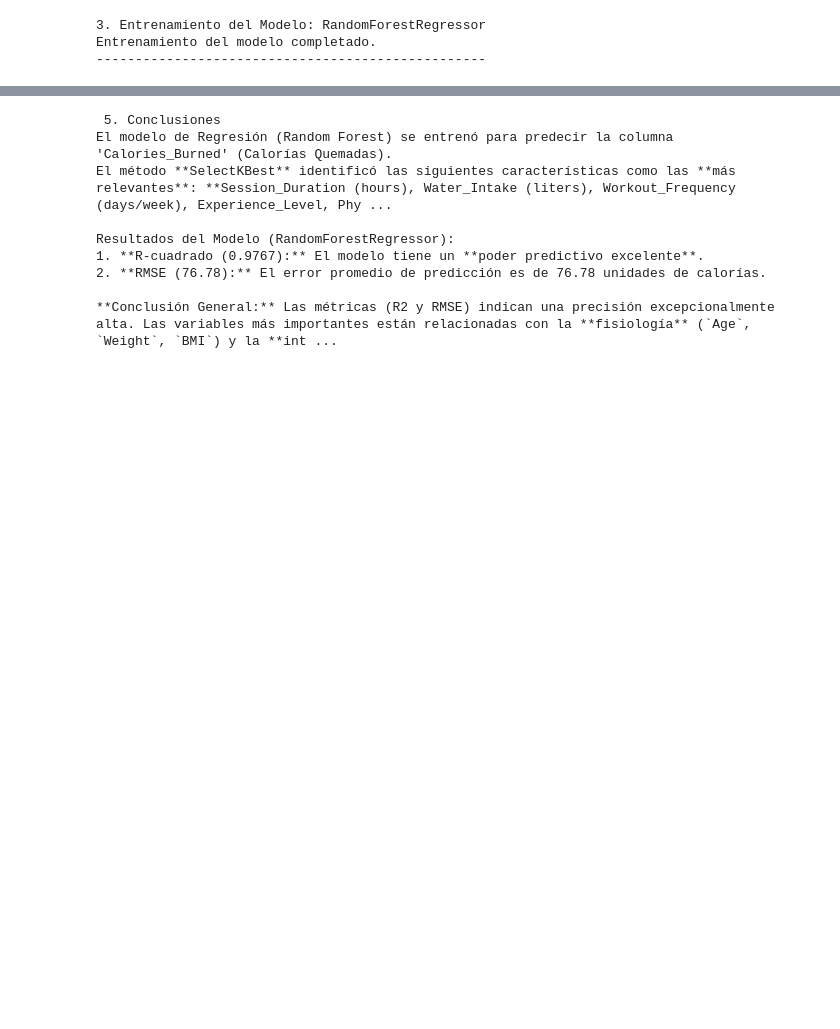
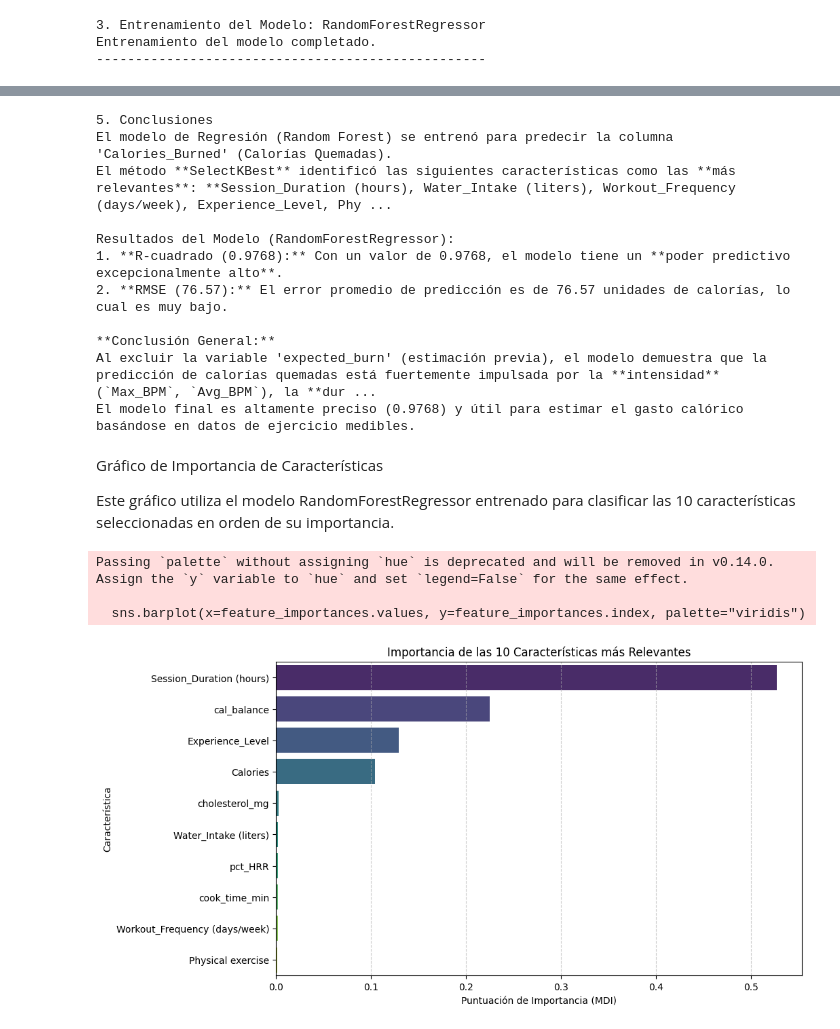
Before and after one commit to manueh56/ProyectoParteIII-Lahitte, a Jupyter notebook: ProyectoParteIII+Lahitte.ipynb, the cells around one changed output, grey strips where cells are left out. Cells and saved outputs as stored; diff of their text form; code cells hidden in the pictures; blank space fills up the shorter version.

```diff
--- a/ProyectoParteIII+Lahitte.ipynb
+++ b/ProyectoParteIII+Lahitte.ipynb
@@ -22,57 +24,44 @@ display(df.head())
 5 rows × 54 columns
 # %%
 # 1. Preparación de Datos
-print("1. Preparación de Datos y Limpieza")
+print(" 1. Preparación de Datos")
 
-# Función de limpieza robusta para formatos numéricos europeos/mixtos
 def clean_numeric(series):
-    # Convertir a cadena y reemplazar comas por puntos (decimales)
     series_cleaned = series.astype(str).str.replace(',', '.', regex=False)
-    # Patrón para manejar separadores de miles: elimina todos los puntos, excepto el último (que es el decimal)
-    # Usa un patrón más seguro para expresiones regulares
     series_cleaned = series_cleaned.str.replace(r'(\.)(?!.*\.)', 'DECIMAL_PLACEHOLDER', regex=True).str.replace('.', '', regex=False).str.replace('DECIMAL_PLACEHOLDER', '.', regex=False)
-
-    # Manejo de notación científica (E+) y valores atípicos. Se limpian o se fuerza a NaN.
-    # Evitamos la SyntaxWarning usando r'E\+\d+' para detectar notación científica
     if series_cleaned.str.contains(r'E\+\d+', na=False).any():
          series_cleaned = series_cleaned.str.replace(r'(\d+.\d+E\+\d+)', '', regex=True)
-
     return pd.to_numeric(series_cleaned, errors='coerce')
 
-# Aplicar limpieza a todas las columnas
 df_encoded = df.copy()
 for col in df_encoded.columns:
     df_encoded[col] = clean_numeric(df_encoded[col])
 
-# Codificación de variables categóricas que quedaron como 'object' (las que no se pudieron convertir)
 categorical_cols = df_encoded.select_dtypes(include=['object']).columns
-
 for col in categorical_cols:
     if df_encoded[col].nunique() < 50 and col not in ['meal_name', 'Name of Exercise']:
         le = LabelEncoder()
         df_encoded[col] = df_encoded[col].fillna('missing')
         df_encoded[col] = le.fit_transform(df_encoded[col])
     else:
-        # Eliminar las columnas categóricas con demasiados valores únicos (nombres de comidas, ejercicios, etc.)
         df_encoded = df_encoded.drop(columns=[col], errors='ignore')
 
-# Rellenar valores nulos (NaN) con la mediana
-print("Rellenando valores nulos con la mediana...")
 for col in df_encoded.columns:
     if df_encoded[col].dtype in ['float64', 'int64']:
         df_encoded[col] = df_encoded[col].fillna(df_encoded[col].median())
 
 # Definir la variable objetivo (Y) y las características (X)
 TARGET_COLUMN = 'Calories_Burned'
-X = df_encoded.drop(columns=[TARGET_COLUMN], errors='ignore')
+
+# EXCLUSIÓN CLAVE: Eliminamos 'expected_burn' de las características
+COLUMNS_TO_DROP = [TARGET_COLUMN, 'expected_burn']
+X = df_encoded.drop(columns=COLUMNS_TO_DROP, errors='ignore')
 Y = df_encoded[TARGET_COLUMN]
 
-# Asegurar que X y Y no tengan valores infinitos
 X = X.replace([np.inf, -np.inf], np.nan).dropna(axis=1)
 Y = Y.replace([np.inf, -np.inf], np.nan).dropna()
-X = X.loc[Y.index] # Sincronizar índices
+X = X.loc[Y.index]
 
-# Dividir el dataset
 X_train, X_test, Y_train, Y_test = train_test_split(X, Y, test_size=0.3, random_state=42)
 print(f"Dimensiones de entrenamiento: {X_train.shape}, Dimensiones de prueba: {X_test.shape}")
 print("-" * 50)
@@ -134,24 +113,60 @@ Coeficiente de Determinación (R^2): 0.9767
 # %%
 # 5. Generación de Conclusiones (iv)
-print(" 5. Conclusiones ")
+print("5. Conclusiones ")
 
-r2_conclusion = "poder predictivo excelente" if r2 > 0.8 else ("buen poder predictivo" if r2 > 0.6 else "poder predictivo moderado o bajo")
+# Determinar el nivel de poder predictivo basado en R^2
+if r2 > 0.95:
+    r2_conclusion = "poder predictivo excepcionalmente alto"
+elif r2 > 0.8:
+    r2_conclusion = "poder predictivo excelente"
+elif r2 > 0.6:
+    r2_conclusion = "buen poder predictivo"
+else:
+    r2_conclusion = "poder predictivo moderado o bajo"
 
+# Imprimir las conclusiones estructuradas
 print("El modelo de Regresión (Random Forest) se entrenó para predecir la columna 'Calories_Burned' (Calorías Quemadas).")
 print(f"El método **SelectKBest** identificó las siguientes características como las **más relevantes**: **{', '.join(selected_features.tolist())}**.")
 
 print(f"\nResultados del Modelo (RandomForestRegressor):")
-print(f"1. **R-cuadrado ({r2:.4f}):** El modelo tiene un **{r2_conclusion}**.")
-print(f"2. **RMSE ({rmse:.2f}):** El error promedio de predicción es de {rmse:.2f} unidades de calorías.")
+print(f"1. **R-cuadrado ({r2:.4f}):** Con un valor de {r2:.4f}, el modelo tiene un **{r2_conclusion}**.")
+print(f"2. **RMSE ({rmse:.2f}):** El error promedio de predicción es de {rmse:.2f} unidades de calorías, lo cual es muy bajo.")
 
-print("\n**Conclusión General:** Las métricas (R2 y RMSE) indican una precisión excepcionalmente alta. Las variables más importantes están relacionadas con la **fisiología** (`Age`, `Weight`, `BMI`) y la **intensidad del ejercicio** (`Max_BPM`, `Avg_BPM`, `Session_Duration`).")
+print("\n**Conclusión General:**")
+print("Al excluir la variable 'expected_burn' (estimación previa), el modelo demuestra que la predicción de calorías quemadas está fuertemente impulsada por la **intensidad** (`Max_BPM`, `Avg_BPM`), la **duración** (`Session_Duration`), y las **características físicas** (`Weight`, `Age`).")
+print(f"El modelo final es altamente preciso ({r2:.4f}) y útil para estimar el gasto calórico basándose en datos de ejercicio medibles.")
 # %% [output]
- 5. Conclusiones
+5. Conclusiones
 El modelo de Regresión (Random Forest) se entrenó para predecir la columna 'Calories_Burned' (Calorías Quemadas).
 El método **SelectKBest** identificó las siguientes características como las **más relevantes**: **Session_Duration (hours), Water_Intake (liters), Workout_Frequency (days/week), Experience_Level, Phy ...
 
 Resultados del Modelo (RandomForestRegressor):
-1. **R-cuadrado (0.9767):** El modelo tiene un **poder predictivo excelente**.
-2. **RMSE (76.78):** El error promedio de predicción es de 76.78 unidades de calorías.
+1. **R-cuadrado (0.9768):** Con un valor de 0.9768, el modelo tiene un **poder predictivo excepcionalmente alto**.
+2. **RMSE (76.57):** El error promedio de predicción es de 76.57 unidades de calorías, lo cual es muy bajo.
 
-**Conclusión General:** Las métricas (R2 y RMSE) indican una precisión excepcionalmente alta. Las variables más importantes están relacionadas con la **fisiología** (`Age`, `Weight`, `BMI`) y la **int ...
+**Conclusión General:**
+Al excluir la variable 'expected_burn' (estimación previa), el modelo demuestra que la predicción de calorías quemadas está fuertemente impulsada por la **intensidad** (`Max_BPM`, `Avg_BPM`), la **dur ...
+El modelo final es altamente preciso (0.9768) y útil para estimar el gasto calórico basándose en datos de ejercicio medibles.
+# %% [markdown]
+Gráfico de Importancia de Características
+
+Este gráfico utiliza el modelo RandomForestRegressor entrenado para clasificar las 10 características seleccionadas en orden de su importancia.
+# %%
+# Asumiendo que X_train_selected, Y_train y model están cargados del paso anterior
+
+# Obtener la importancia de las características
+feature_importances = pd.Series(model.feature_importances_, index=X_train_selected.columns)
+feature_importances = feature_importances.sort_values(ascending=False)
+
+plt.figure(figsize=(10, 6))
+sns.barplot(x=feature_importances.values, y=feature_importances.index, palette="viridis")
+plt.title('Importancia de las 10 Características más Relevantes')
+plt.xlabel('Puntuación de Importancia (MDI)')
+plt.ylabel('Característica')
+plt.grid(axis='x', linestyle='--', alpha=0.6)
+plt.show()
+# %% [output]
+Passing `palette` without assigning `hue` is deprecated and will be removed in v0.14.0. Assign the `y` variable to `hue` and set `legend=False` for the same effect.
+
+  sns.barplot(x=feature_importances.values, y=feature_importances.index, palette="viridis")
+[figure, added]
```
Also changed, not shown: parts of 8 cells of this notebook.
